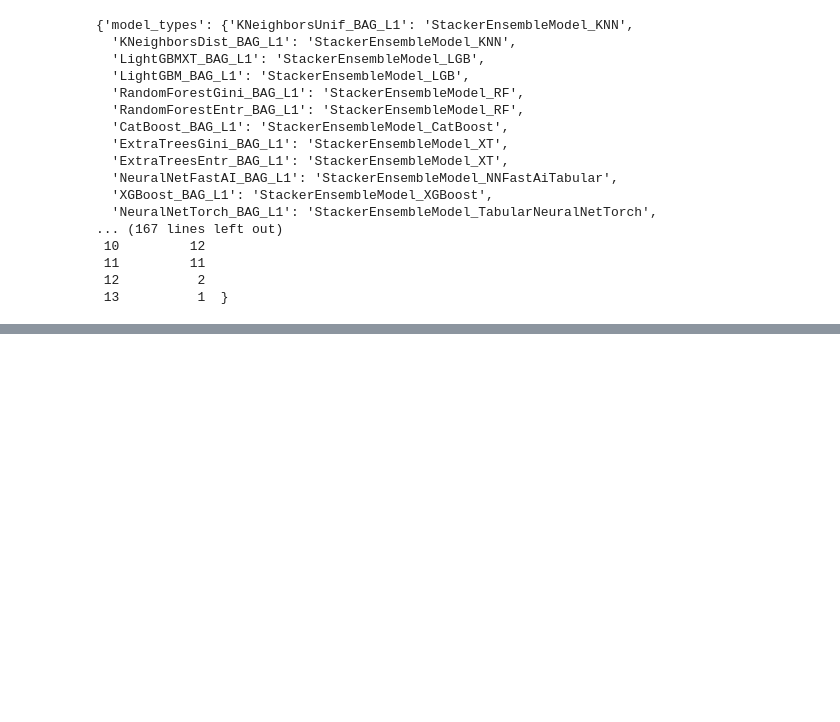
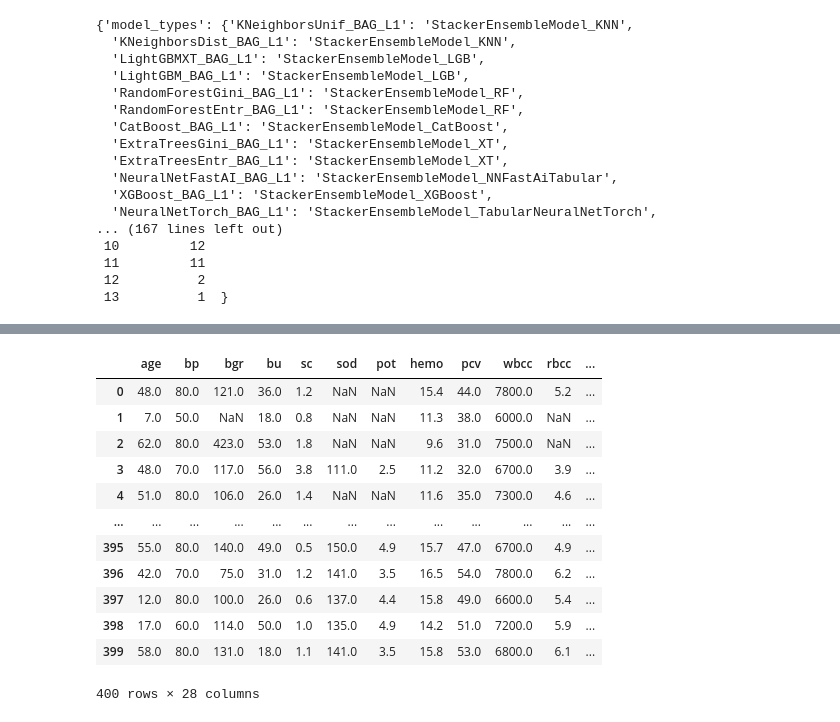
Before and after one commit to PeterHamfelt/Chronic_Kidney_Disease_Analysis, a Jupyter notebook: README.ipynb, the cells around one changed output, grey strips where cells are left out. Drawn from its saved outputs; the diff is of its cells as text; code cells hidden in the pictures; blank space fills up the shorter version.

```diff
--- a/README.ipynb
+++ b/README.ipynb
@@ -353,0 +459,16 @@ Deleting model LightGBMLarge_BAG_L1. All files under AutogluonModels/ag-20230702
+# %%
+
+
+# We'll be creating 5 clusters.
+kmeans = KMeans(n_clusters=5, random_state=0).fit(dataframe_contributions)
+
+# We'll then proceed to create the dataframe we'll be using in our analysis.
+# I would like to use the original dataset for this (use feature values instead of contribution values ),
+# and add columsn for target, prediction and KMeans cluster group.
+
+X["PREDICTION"] = basic_model.predict(X, predict_proba = True)
+X['TARGET'] = y
+X["KMEANS_CLUSTER"]= kmeans.predict(dataframe_contributions)
+X['DIFF'] = X['TARGET']-X['PREDICTION']
+X
+# %% [output]
@@ -353,0 +476,13 @@ Deleting model LightGBMLarge_BAG_L1. All files under AutogluonModels/ag-20230702
+|  | age | bp | bgr | bu | sc | sod | pot | hemo | pcv | wbcc | rbcc | ... |
+| 0 | 48.0 | 80.0 | 121.0 | 36.0 | 1.2 | NaN | NaN | 15.4 | 44.0 | 7800.0 | 5.2 | ... |
+| 1 | 7.0 | 50.0 | NaN | 18.0 | 0.8 | NaN | NaN | 11.3 | 38.0 | 6000.0 | NaN | ... |
+| 2 | 62.0 | 80.0 | 423.0 | 53.0 | 1.8 | NaN | NaN | 9.6 | 31.0 | 7500.0 | NaN | ... |
+| 3 | 48.0 | 70.0 | 117.0 | 56.0 | 3.8 | 111.0 | 2.5 | 11.2 | 32.0 | 6700.0 | 3.9 | ... |
+| 4 | 51.0 | 80.0 | 106.0 | 26.0 | 1.4 | NaN | NaN | 11.6 | 35.0 | 7300.0 | 4.6 | ... |
+| ... | ... | ... | ... | ... | ... | ... | ... | ... | ... | ... | ... | ... |
+| 395 | 55.0 | 80.0 | 140.0 | 49.0 | 0.5 | 150.0 | 4.9 | 15.7 | 47.0 | 6700.0 | 4.9 | ... |
+| 396 | 42.0 | 70.0 | 75.0 | 31.0 | 1.2 | 141.0 | 3.5 | 16.5 | 54.0 | 7800.0 | 6.2 | ... |
+| 397 | 12.0 | 80.0 | 100.0 | 26.0 | 0.6 | 137.0 | 4.4 | 15.8 | 49.0 | 6600.0 | 5.4 | ... |
+| 398 | 17.0 | 60.0 | 114.0 | 50.0 | 1.0 | 135.0 | 4.9 | 14.2 | 51.0 | 7200.0 | 5.9 | ... |
+| 399 | 58.0 | 80.0 | 131.0 | 18.0 | 1.1 | 141.0 | 3.5 | 15.8 | 53.0 | 6800.0 | 6.1 | ... |
+400 rows × 28 columns
```
Also changed, not shown: parts of 38 cells of this notebook, 2 other files.
